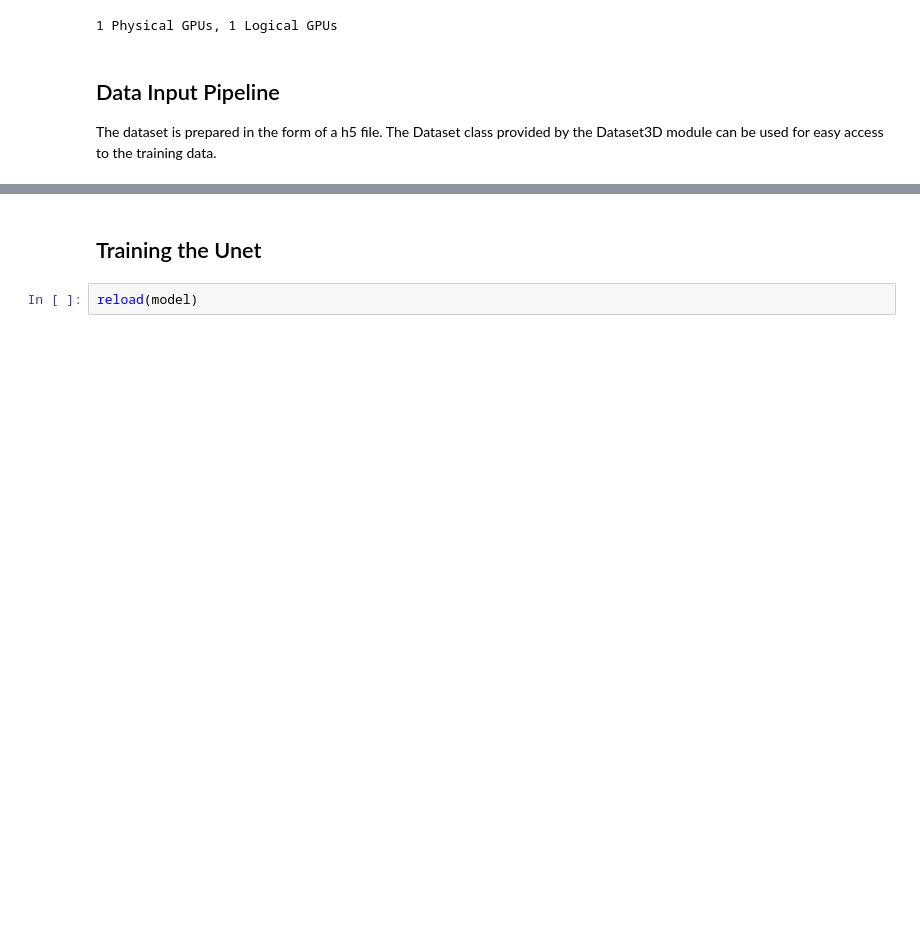
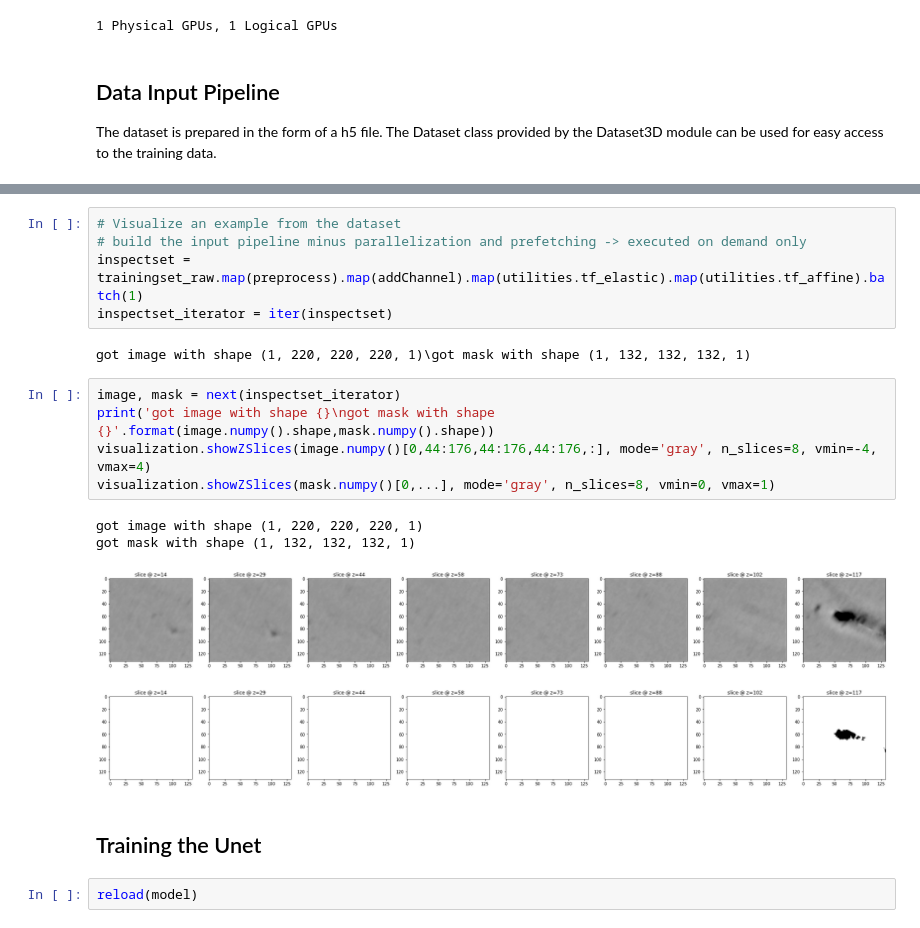
Before and after one commit to randomstructures/ExLSM-Image-Segmentation, a Jupyter notebook: 3D Unet/retrain0802/training.ipynb, the cells around one changed output, grey strips where cells are left out. Cells and saved outputs as stored; diff of their text form; blank space fills up the shorter version.

```diff
--- a/3D Unet/retrain0802/training.ipynb
+++ b/3D Unet/retrain0802/training.ipynb
@@ -97,3 +110,20 @@ test_sequence  = utilities.Dataset3D(batch_size=1, batches = 1, images=images[40
+# %%
+# Visualize an example from the dataset
+# build the input pipeline minus parallelization and prefetching -> executed on demand only
+inspectset = trainingset_raw.map(preprocess).map(addChannel).map(utilities.tf_elastic).map(utilities.tf_affine).batch(1)
+inspectset_iterator = iter(inspectset)
+# %% [output]
+got image with shape (1, 220, 220, 220, 1)\got mask with shape (1, 132, 132, 132, 1)
+# %%
+image, mask = next(inspectset_iterator)
+print('got image with shape {}\ngot mask with shape {}'.format(image.numpy().shape,mask.numpy().shape))
+visualization.showZSlices(image.numpy()[0,44:176,44:176,44:176,:], mode='gray', n_slices=8, vmin=-4, vmax=4)
+visualization.showZSlices(mask.numpy()[0,...], mode='gray', n_slices=8, vmin=0, vmax=1)
+# %% [output]
+got image with shape (1, 220, 220, 220, 1)
+got mask with shape (1, 132, 132, 132, 1)
+[figure, added]
+[figure, added]
 # %% [markdown]
 ## Training the Unet
 # %%
```
Also changed, not shown: parts of 23 cells of this notebook, 2 other files.
